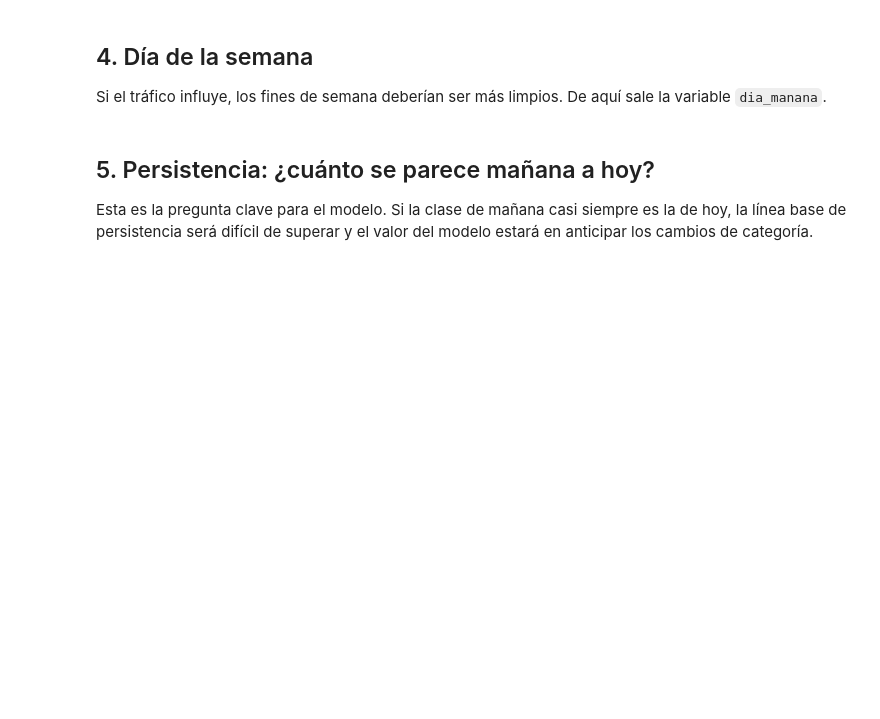
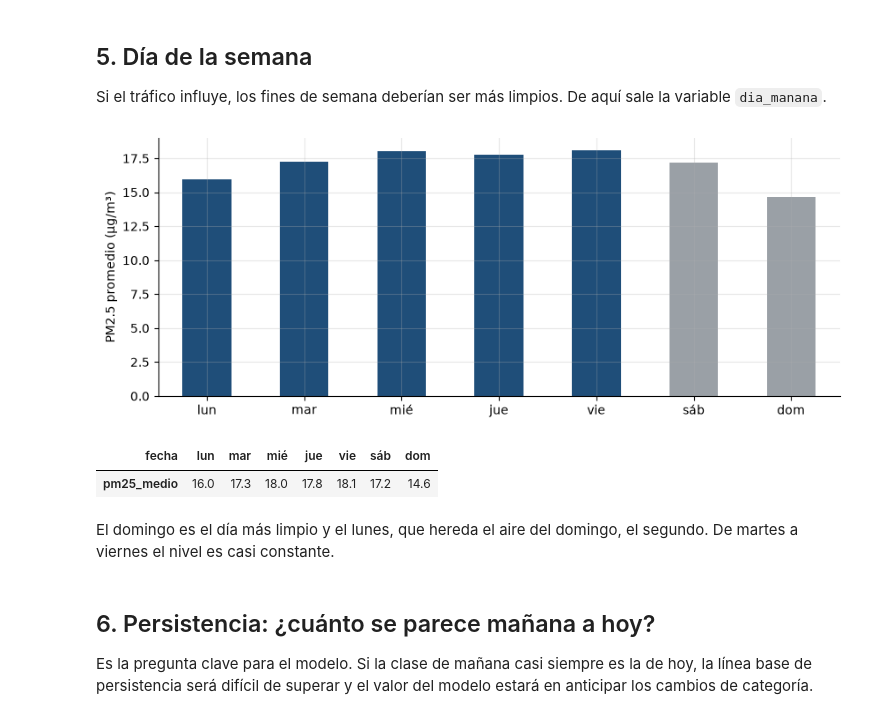
Before and after one commit to jjgarciau/agente-IA-calidad-del-aire, a Jupyter notebook: notebooks/01_eda.ipynb, the cells around one changed output. Saved outputs shown, nothing was run; the diff lists cells and outputs as text; code cells hidden in the pictures; blank space fills up the shorter version.

```diff
--- a/notebooks/01_eda.ipynb
+++ b/notebooks/01_eda.ipynb
@@ -75,17 +174,24 @@ episodio.groupby(episodio["fecha"].dt.month)["episodio"].mean().round(3).to_fram
 # %% [markdown]
-## 4. Día de la semana
+## 5. Día de la semana
 
 Si el tráfico influye, los fines de semana deberían ser más limpios. De aquí sale la variable `dia_manana`.
 # %%
 dias = ["lun", "mar", "mié", "jue", "vie", "sáb", "dom"]
 por_dia = diario.groupby(diario["fecha"].dt.day_of_week)["pm25"].mean()
 ax = por_dia.plot.bar(color=["#1F4E79"] * 5 + ["#9AA0A6"] * 2)
 ax.set_xticklabels(dias, rotation=0); ax.set_xlabel(""); ax.set_ylabel("PM2.5 promedio (µg/m³)")
 plt.show()
+por_dia.round(1).rename(index=dict(enumerate(dias))).to_frame("pm25_medio").T
+# %% [output]
+[figure, added]
+| fecha | lun | mar | mié | jue | vie | sáb | dom |
+| pm25_medio | 16.0 | 17.3 | 18.0 | 17.8 | 18.1 | 17.2 | 14.6 |
+# %% [markdown]
+El domingo es el día más limpio y el lunes, que hereda el aire del domingo, el segundo. De martes a viernes el nivel es casi constante.
 # %% [markdown]
-## 5. Persistencia: ¿cuánto se parece mañana a hoy?
+## 6. Persistencia: ¿cuánto se parece mañana a hoy?
 
-Esta es la pregunta clave para el modelo. Si la clase de mañana casi siempre es la de hoy, la línea base de persistencia será difícil de superar y el valor del modelo estará en anticipar los cambios de categoría.
+Es la pregunta clave para el modelo. Si la clase de mañana casi siempre es la de hoy, la línea base de persistencia será difícil de superar y el valor del modelo estará en anticipar los cambios de categoría.
 # %%
 tabla = features.construir_tabla(diario).dropna(subset=["y"])
 print(f"Correlación entre PM2.5 de hoy y de mañana: {tabla['pm25_hoy'].corr(tabla['pm25_manana']):.3f}")
```
Also changed, not shown: parts of 18 cells of this notebook, 1 other file.
